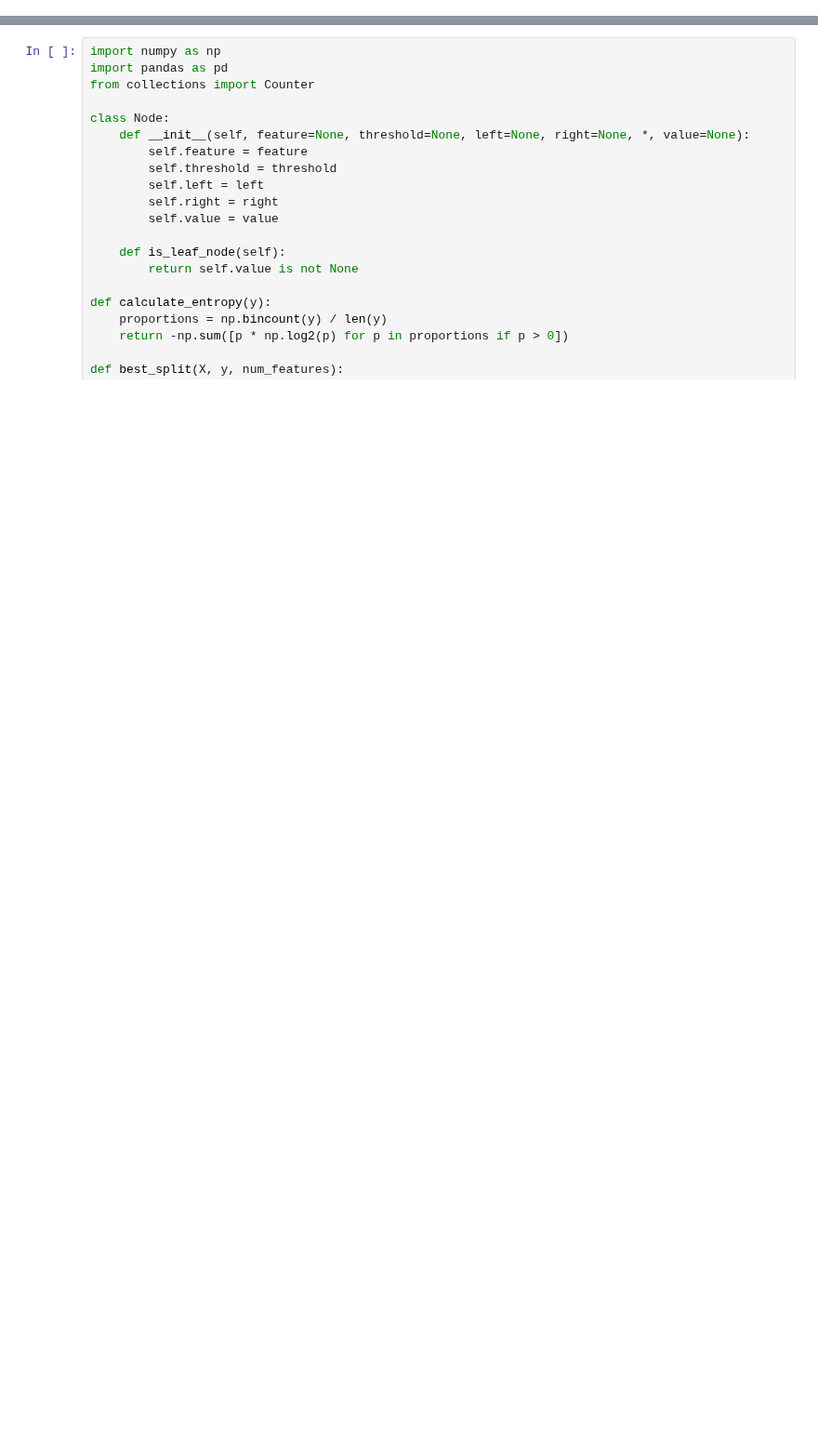
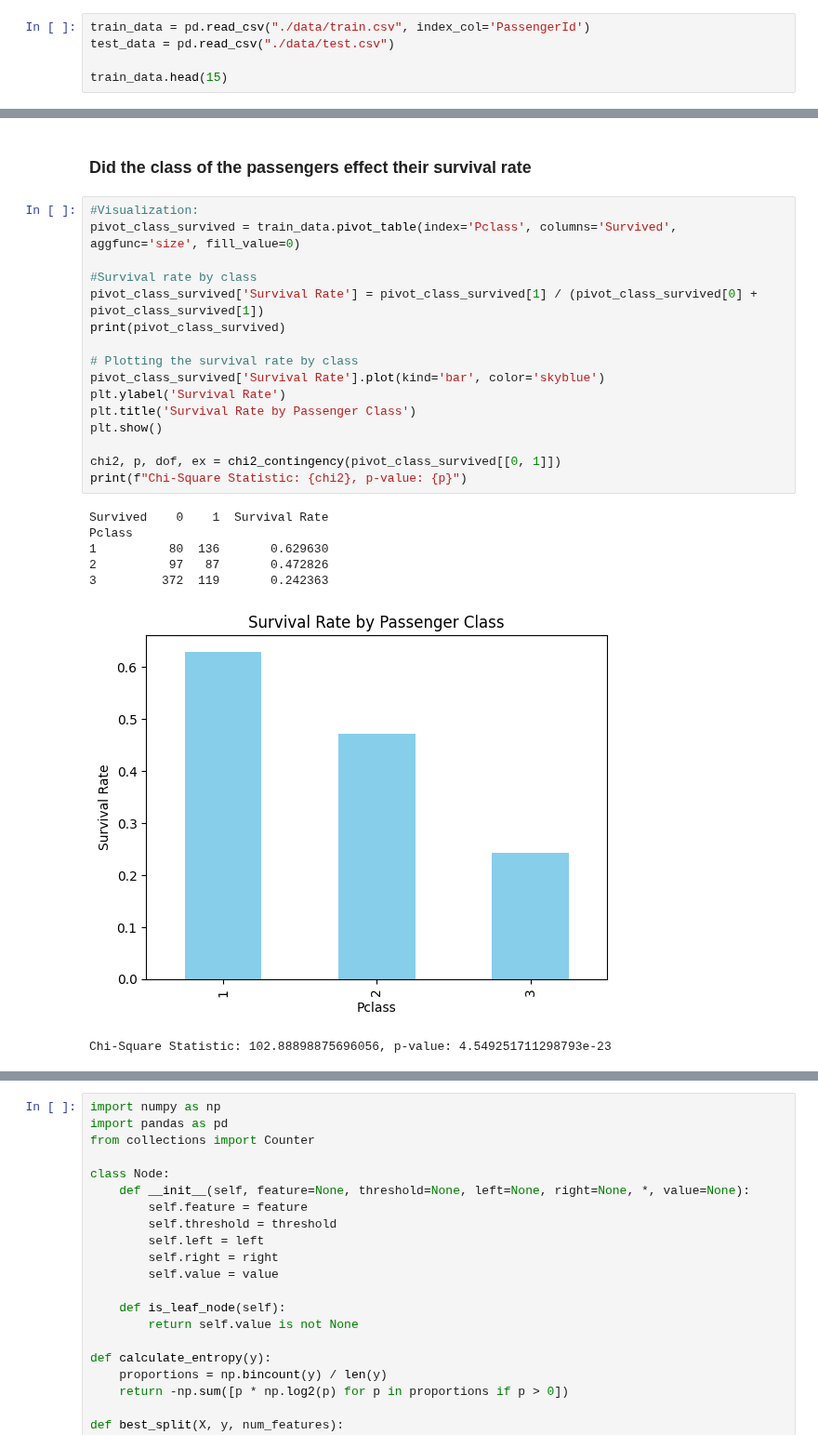
Before and after one commit to Rigpea/titanic-classifier, a Jupyter notebook: main.ipynb, the cells around one changed output, grey strips where cells are left out. Shown at 93% size. Cells and saved outputs as stored; diff of their text form; blank space fills up the shorter version.

```diff
--- a/main.ipynb
+++ b/main.ipynb
@@ -315,0 +23,5 @@ Please also refer to the documentation for alternative solver options:
+# %%
+train_data = pd.read_csv("./data/train.csv", index_col='PassengerId')
+test_data = pd.read_csv("./data/test.csv")
+
+train_data.head(15)
@@ -315,0 +122,26 @@ Please also refer to the documentation for alternative solver options:
+# %% [markdown]
+### Did the class of the passengers effect their survival rate
+# %%
+#Visualization:
+pivot_class_survived = train_data.pivot_table(index='Pclass', columns='Survived', aggfunc='size', fill_value=0)
+
+#Survival rate by class
+pivot_class_survived['Survival Rate'] = pivot_class_survived[1] / (pivot_class_survived[0] + pivot_class_survived[1])
+print(pivot_class_survived)
+
+# Plotting the survival rate by class
+pivot_class_survived['Survival Rate'].plot(kind='bar', color='skyblue')
+plt.ylabel('Survival Rate')
+plt.title('Survival Rate by Passenger Class')
+plt.show()
+
+chi2, p, dof, ex = chi2_contingency(pivot_class_survived[[0, 1]])
+print(f"Chi-Square Statistic: {chi2}, p-value: {p}")
+# %% [output]
+Survived    0    1  Survival Rate
+Pclass
+1          80  136       0.629630
+2          97   87       0.472826
+3         372  119       0.242363
+[figure, added]
+Chi-Square Statistic: 102.88898875696056, p-value: 4.549251711298793e-23
```
Also changed, not shown: parts of 78 cells of this notebook.
